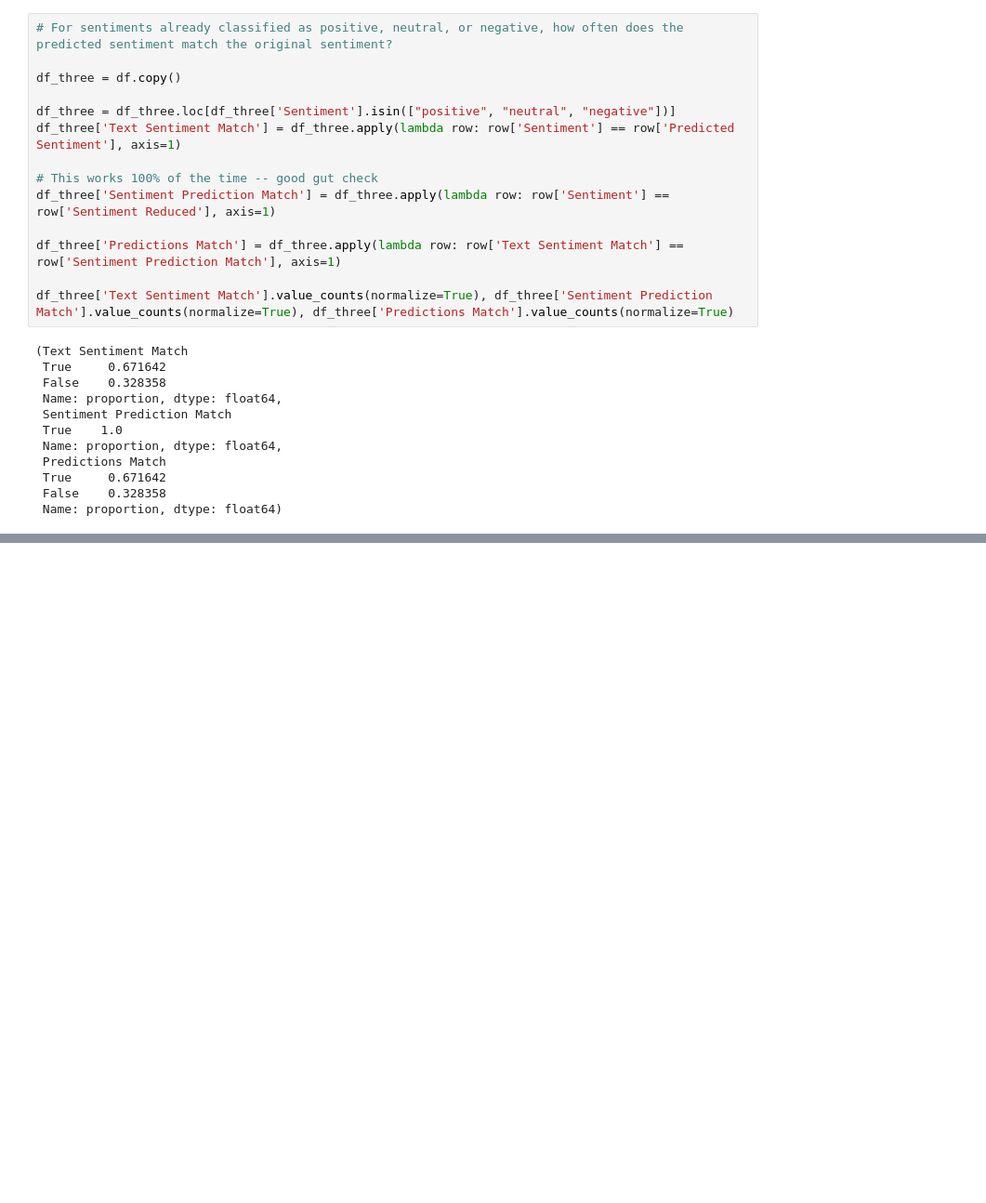
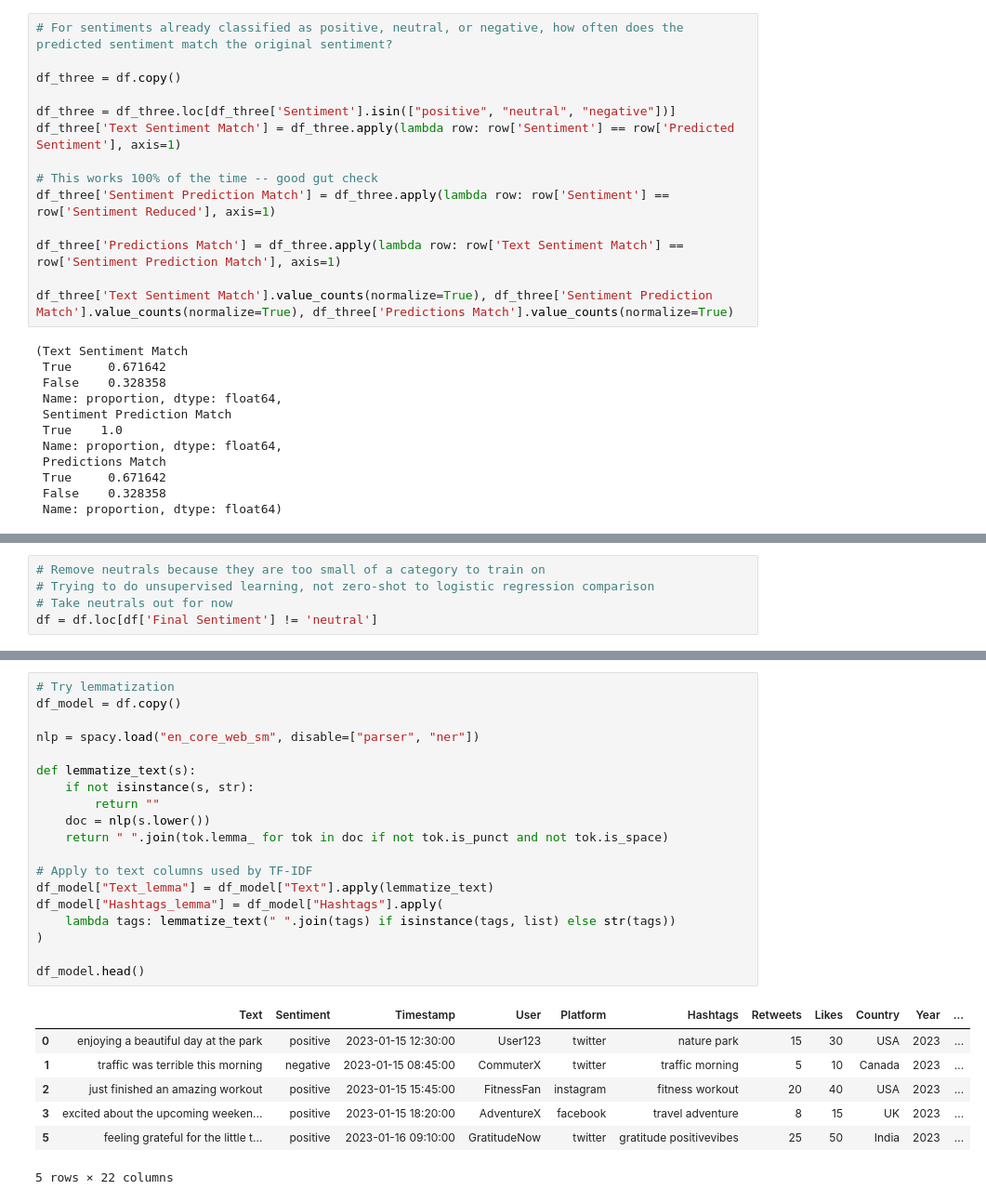
Before and after one commit to kelbymace/SocialBuzz-NLP, a Jupyter notebook: SocialBuzz NLP.ipynb, the cells around one changed output, grey strips where cells are left out. Shown at 93% size. Drawn from its saved outputs; the diff is of its cells as text; blank space fills up the shorter version.

```diff
--- a/SocialBuzz NLP.ipynb
+++ b/SocialBuzz NLP.ipynb
@@ -189,0 +249,5 @@ df.head()
+# %%
+# Remove neutrals because they are too small of a category to train on
+# Trying to do unsupervised learning, not zero-shot to logistic regression comparison
+# Take neutrals out for now
+df = df.loc[df['Final Sentiment'] != 'neutral']
@@ -424,0 +422,27 @@ weighted avg       0.64      0.69      0.64       147
+# %%
+# Try lemmatization
+df_model = df.copy()
+
+nlp = spacy.load("en_core_web_sm", disable=["parser", "ner"])
+
+def lemmatize_text(s):
+    if not isinstance(s, str):
+        return ""
+    doc = nlp(s.lower())
+    return " ".join(tok.lemma_ for tok in doc if not tok.is_punct and not tok.is_space)
+
+# Apply to text columns used by TF-IDF
+df_model["Text_lemma"] = df_model["Text"].apply(lemmatize_text)
+df_model["Hashtags_lemma"] = df_model["Hashtags"].apply(
+    lambda tags: lemmatize_text(" ".join(tags) if isinstance(tags, list) else str(tags))
+)
+
+df_model.head()
+# %% [output]
+|  | Text | Sentiment | Timestamp | User | Platform | Hashtags | Retweets | Likes | Country | Year | ... |
+| 0 | enjoying a beautiful day at the park | positive | 2023-01-15 12:30:00 | User123 | twitter | nature park | 15 | 30 | USA | 2023 | ... |
+| 1 | traffic was terrible this morning | negative | 2023-01-15 08:45:00 | CommuterX | twitter | traffic morning | 5 | 10 | Canada | 2023 | ... |
+| 2 | just finished an amazing workout | positive | 2023-01-15 15:45:00 | FitnessFan | instagram | fitness workout | 20 | 40 | USA | 2023 | ... |
+| 3 | excited about the upcoming weeken... | positive | 2023-01-15 18:20:00 | AdventureX | facebook | travel adventure | 8 | 15 | UK | 2023 | ... |
+| 5 | feeling grateful for the little t... | positive | 2023-01-16 09:10:00 | GratitudeNow | twitter | gratitude positivevibes | 25 | 50 | India | 2023 | ... |
+5 rows × 22 columns
```
Also changed, not shown: parts of 28 cells of this notebook, 1 other file.
